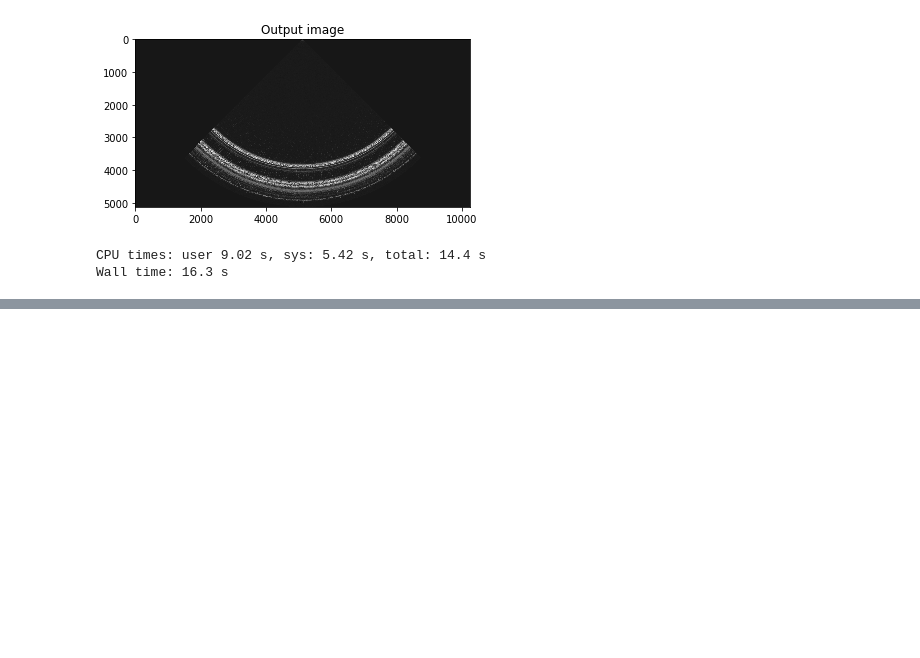
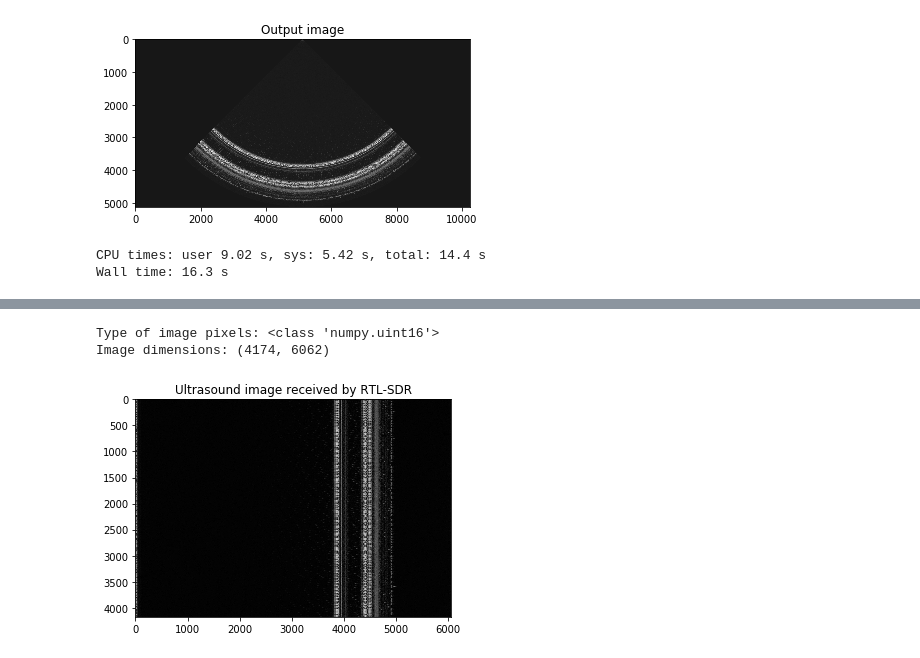
Before and after one commit to wlmeng11/rtl-ultrasound, a Jupyter notebook: experiments/20180818/rtlsdr_ultrasound_test.ipynb, the cells around one changed output, grey strips where cells are left out. Drawn from its saved outputs; the diff is of its cells as text; code cells hidden in the pictures; blank space fills up the shorter version.

```diff
--- a/experiments/20180818/rtlsdr_ultrasound_test.ipynb
+++ b/experiments/20180818/rtlsdr_ultrasound_test.ipynb
@@ -582,0 +784,20 @@ Wall time: 16.3 s
+# %%
+%%time
+image = np.vstack(tuple(scan_lines))
+print("Type of image pixels: {}".format(type(image[0, 0])))
+print("Image dimensions: {}".format(image.shape))
+plt.imshow(image, cmap='gray')
+plt.title("Ultrasound image received by RTL-SDR")
+plt.show()
+
+max_depth_cm = 32 # maximum round trip distance for ultrasound wave to travel
+v = 1498 # speed of sound in water (meters per second)
+v_cm_us = v*100/1e6 # speed of sound in water (cm per microsecond)
+max_depth_time = max_depth_cm / v_cm_us # how many microseconds to keep in each scan line
+max_depth_samples = int(max_depth_time / Ts) # how many samples to keep in each scan line
+print("Max depth = {} cm = {} µs = {} samples".format(max_depth_cm, max_depth_time, max_depth_samples))
+im_in = image[:, :max_depth_samples] # cut off any data beyond max depth
+# %% [output]
+Type of image pixels: <class 'numpy.uint16'>
+Image dimensions: (4174, 6062)
+[figure, added]
```
Also changed, not shown: parts of 19 cells of this notebook.
